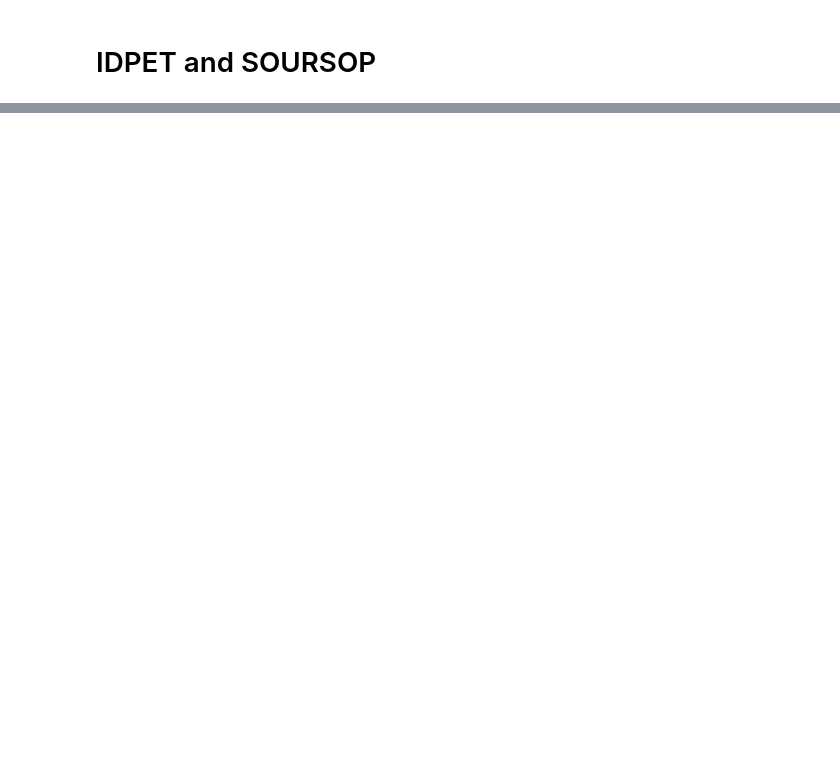
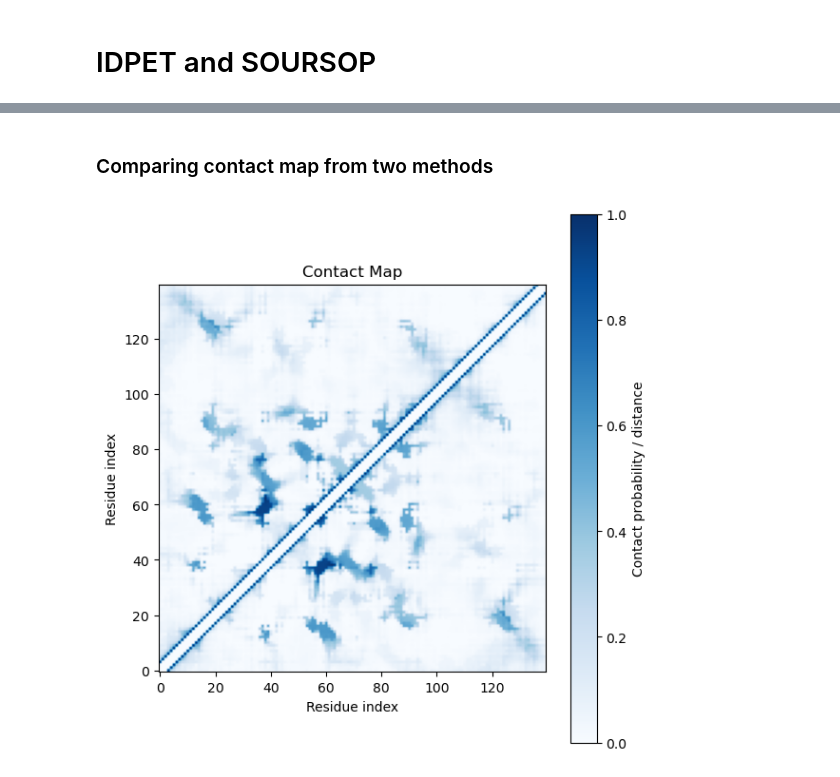
Before and after one commit to BioComputingUP/EnsembleTools, a Jupyter notebook: notebooks/idpet_vs_soursop.ipynb, the cells around one changed output, grey strips where cells are left out. Saved outputs shown, nothing was run; the diff lists cells and outputs as text; code cells hidden in the pictures; blank space fills up the shorter version.

```diff
--- a/notebooks/idpet_vs_soursop.ipynb
+++ b/notebooks/idpet_vs_soursop.ipynb
@@ -56,0 +98,14 @@ analysis.get_features(featurization='asphericity')
+# %% [markdown]
+### Comparing contact map from two methods
+# %%
+contact_soursop =  ProtObj.get_contact_map(distance_thresh=8.0)
+plt.figure(figsize=(6, 6))
+plt.imshow(contact_soursop[0], cmap='Blues', origin='lower')
+plt.colorbar(label='Contact probability / distance')
+plt.title('Contact Map')
+plt.xlabel('Residue index')
+plt.ylabel('Residue index')
+plt.tight_layout()
+plt.show()
+# %% [output]
+[figure, added]
```
Also changed, not shown: parts of 16 cells of this notebook, 1 other file.
